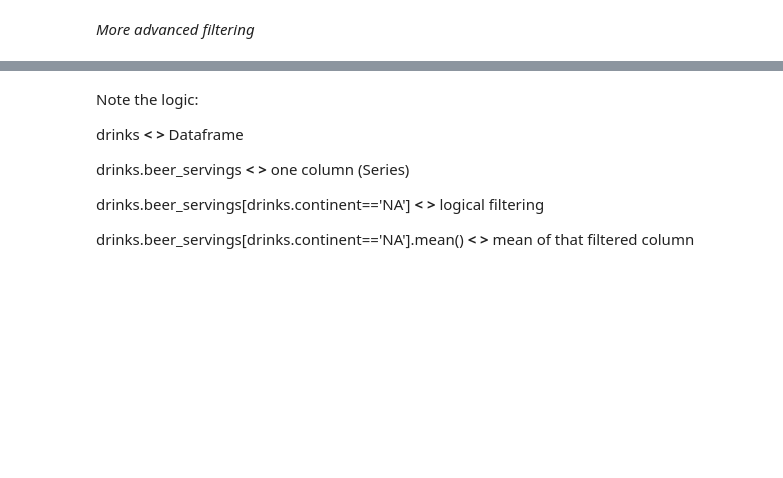
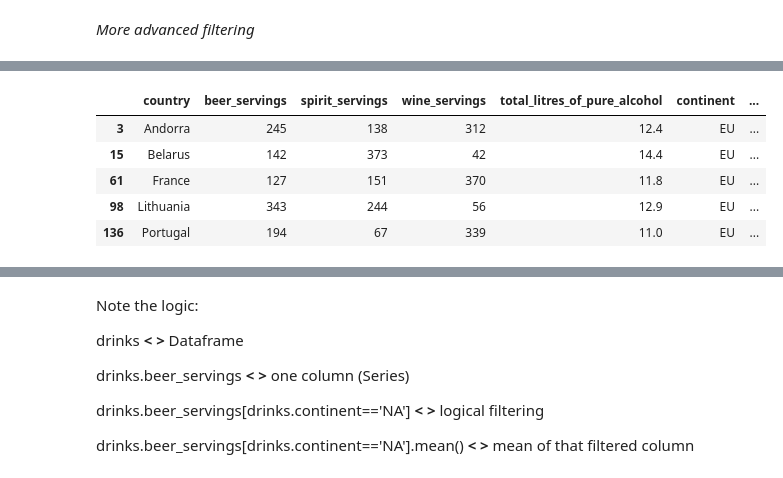
Before and after one commit to Chelimin/SG_DAT1, a Jupyter notebook: code/03_pandas.ipynb, the cells around one changed output, grey strips where cells are left out. Saved outputs shown, nothing was run; the diff lists cells and outputs as text; code cells hidden in the pictures; blank space fills up the shorter version.

```diff
--- a/code/03_pandas.ipynb
+++ b/code/03_pandas.ipynb
@@ -121,6 +340,13 @@ drinks[['country', 'total_servings']][drinks.continent=='NA'].sort_index(by='tot
 # %%
 # contries with wine servings over 300 and total liters over 12
-drinks[drinks.wine_servings > 300][drinks.total_litres_of_pure_alcohol > 12]
+drinks[(drinks.wine_servings > 300) | (drinks.total_litres_of_pure_alcohol > 12)]
+# %% [output]
+|  | country | beer_servings | spirit_servings | wine_servings | total_litres_of_pure_alcohol | continent | ... |
+| 3 | Andorra | 245 | 138 | 312 | 12.4 | EU | ... |
+| 15 | Belarus | 142 | 373 | 42 | 14.4 | EU | ... |
+| 61 | France | 127 | 151 | 370 | 11.8 | EU | ... |
+| 98 | Lithuania | 343 | 244 | 56 | 12.9 | EU | ... |
+| 136 | Portugal | 194 | 67 | 339 | 11.0 | EU | ... |
 # %%
 # contries with more wine servings than beer servings
 drinks[drinks.wine_servings > drinks.beer_servings]
```
Also changed, not shown: parts of 31 cells of this notebook, 4 other files.
